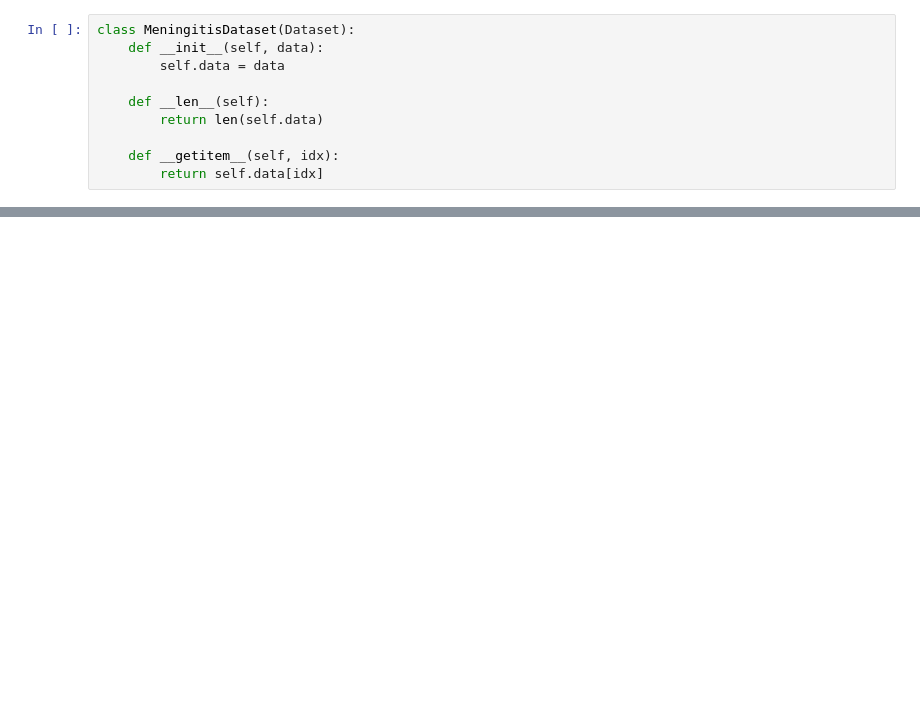
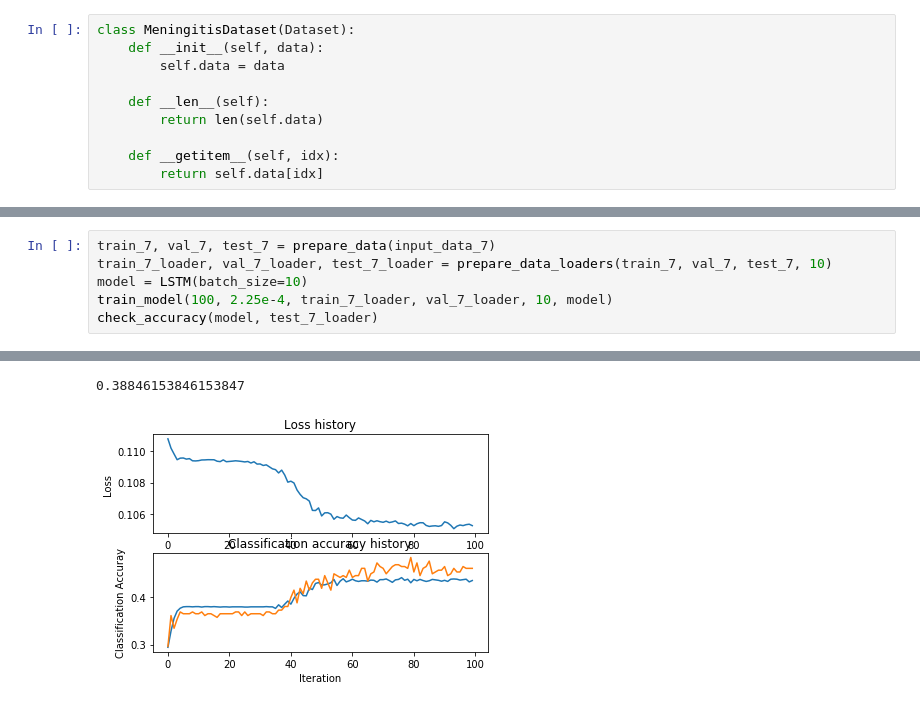
Before and after one commit to amirgamil/Meningitis-Analysis, a Jupyter notebook: Code/core_lstm.ipynb, the cells around one changed output, grey strips where cells are left out. Drawn from its saved outputs; the diff is of its cells as text; blank space fills up the shorter version.

```diff
--- a/Code/core_lstm.ipynb
+++ b/Code/core_lstm.ipynb
@@ -120,0 +273,7 @@ LSTM(
+# %%
+train_7, val_7, test_7 = prepare_data(input_data_7)
+train_7_loader, val_7_loader, test_7_loader = prepare_data_loaders(train_7, val_7, test_7, 10)
+model = LSTM(batch_size=10)
+train_model(100, 2.25e-4, train_7_loader, val_7_loader, 10, model)
+check_accuracy(model, test_7_loader)
+# %% [output]
@@ -120,0 +290,2 @@ LSTM(
+0.38846153846153847
+[figure, added]
```
Also changed, not shown: parts of 27 cells of this notebook, 2 other files.
